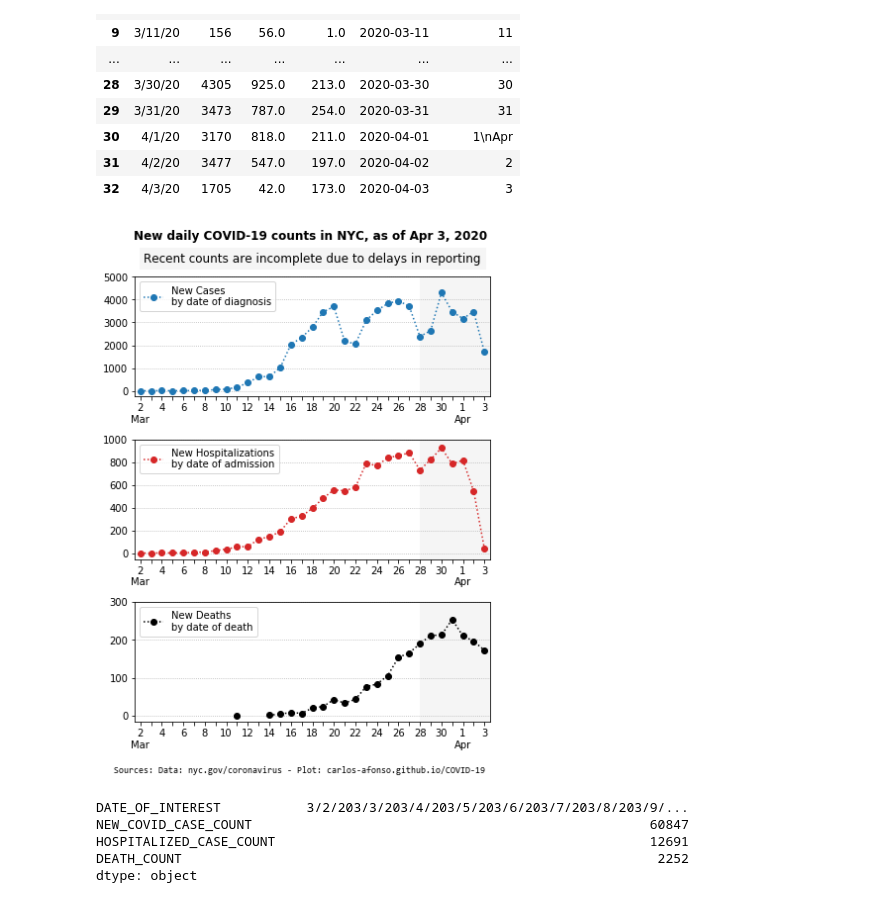
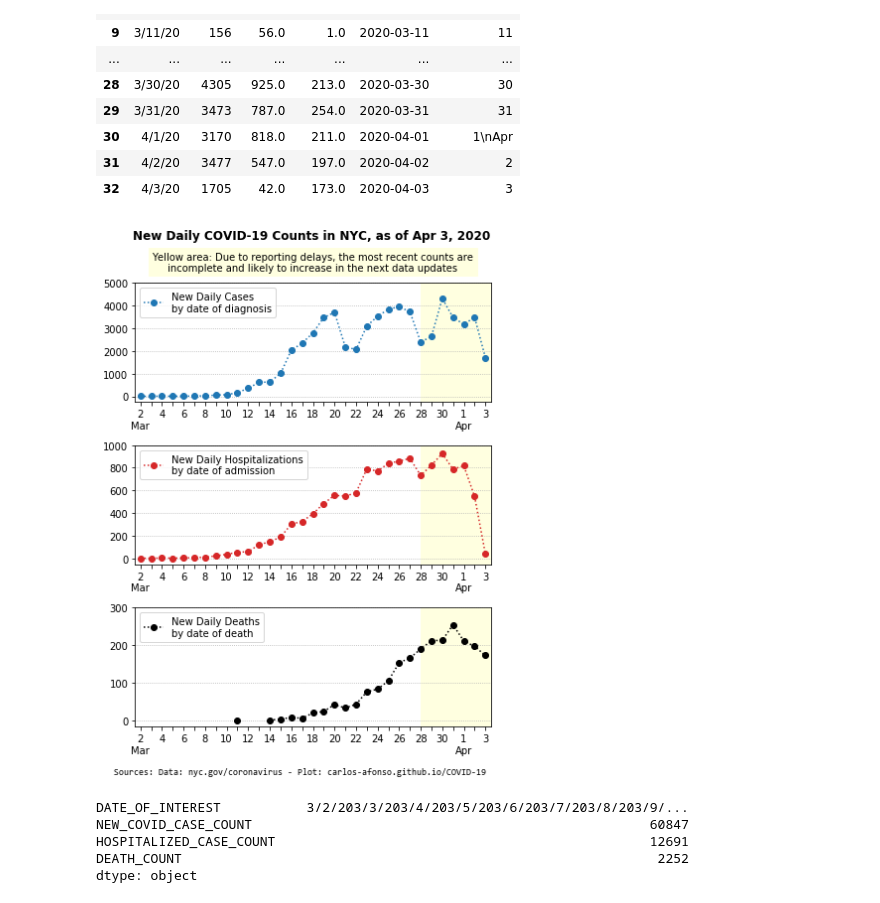
Before and after one commit to carlos-afonso/COVID-19, a Jupyter notebook: notebooks/nyc-covid-19-case-hosp-death.ipynb, the cells around one changed output. Cells and saved outputs as stored; diff of their text form; code cells hidden in the pictures.

Commit message:
improves plot

```diff
--- a/notebooks/nyc-covid-19-case-hosp-death.ipynb
+++ b/notebooks/nyc-covid-19-case-hosp-death.ipynb
@@ -165,43 +165,45 @@ df
 # %%
 fig, (ax1, ax2, ax3) = plt.subplots(3, figsize=(6, 8), sharex=False)
 
-ax1.plot(df['date'], df['cases'], 'o:', color='C0', label='New Cases\nby date of diagnosis')
-ax2.plot(df['date'], df['hosps'], 'o:', color='C3', label='New Hospitalizations\nby date of admission')
-ax3.plot(df['date'], df['deaths'], 'o:', color='k', label='New Deaths\nby date of death')
+ax1.plot(df['date'], df['cases'], 'o:', color='C0', label='New Daily Cases\nby date of diagnosis')
+ax2.plot(df['date'], df['hosps'], 'o:', color='C3', label='New Daily Hospitalizations\nby date of admission')
+ax3.plot(df['date'], df['deaths'], 'o:', color='k', label='New Daily Deaths\nby date of death')
 
 y1max = 5000
 y2max = 1000
 y3max = 300
 s = -0.05
 ax1.set_ylim(s*y1max, y1max)
 ax2.set_ylim(s*y2max, y2max)
 ax3.set_ylim(s*y3max, y3max)
 
-recent_counts_color = 'whitesmoke' # 'lightyellow'
+warning_color = 'lightyellow' # 'ivory' 'whitesmoke'
 
-title_str = 'New daily COVID-19 counts in NYC, ' + update_str
-subtitle_str = 'Recent counts are incomplete due to delays in reporting'
-fig.suptitle(title_str, fontweight='bold', x=0.51)
-ax1.set_title(subtitle_str, backgroundcolor=recent_counts_color, loc='center', pad=15)
+title_str = 'New Daily COVID-19 Counts in NYC, ' + update_str
+#title_str = 'NYC\'s New Daily COVID-19 Counts, ' + update_str
+subtitle_str = 'Yellow area: Due to reporting delays, the most recent counts are\n' + \
+               'incomplete and likely to increase in the next data updates'
+fig.suptitle(title_str, fontsize=12, fontweight='bold', x=0.51)
+ax1.set_title(subtitle_str, backgroundcolor=warning_color, fontsize=10, loc='center', pad=12)
 
 x_labels = [df['date_label'].iloc[i] if i%2==0 else '' for i in range(len(df))]
 x_labels[-1] = df['date_label'].iloc[-1]
 if len(df)%2 == 0:
     x_labels[-2] = ''
 
 for ax in (ax1, ax2, ax3):
     ax.grid(axis='y', linestyle=':')
     ax.legend(loc='upper left')
-    ax.axvspan(len(df)-7, len(df), facecolor=recent_counts_color)
+    ax.axvspan(len(df)-7, len(df), facecolor=warning_color)
     ax.set_xlim(-0.5, len(df)-0.5)
     ax.set_xticklabels(x_labels)
 
-ax3.text(-2.5, -150, source_str, fontfamily='Consolas', fontsize=9)
+ax3.text(-2.5, -140, source_str, fontfamily='Consolas', fontsize=9)
 
 plt.tight_layout(rect=[0, 0, 1, 0.96])
 plt.show()
 # %% [output]
-[figure, old version]
+[figure, new version]
 # %%
 # Save figure as SVG and PNG images
 file_path = '../images/nyc-covid-19-new-daily-cases-hosps-deaths'
```
Also changed, not shown: 2 other files.
